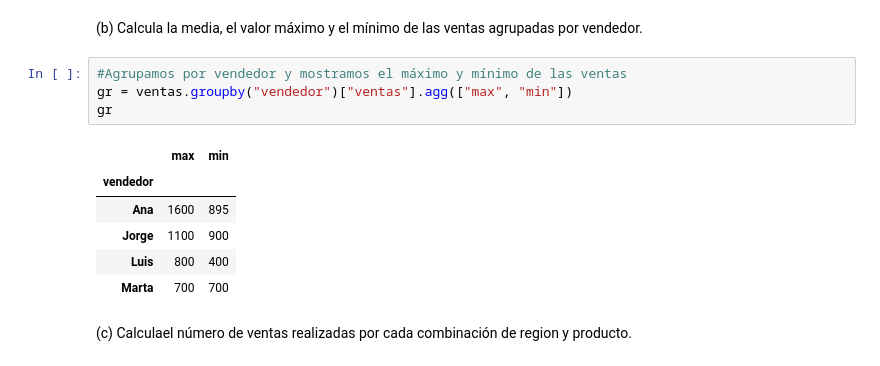
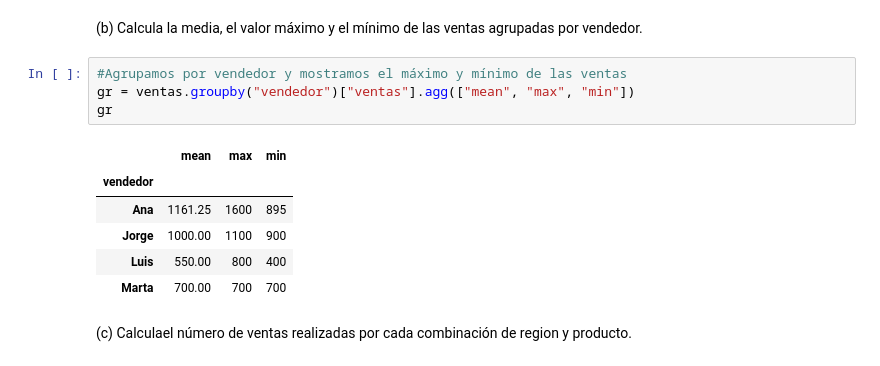
Before and after one commit to enricllorcamendoza-2002/ttad1, a Jupyter notebook: Entrega_2.ipynb, the cells around one changed output. Saved outputs shown, nothing was run; the diff lists cells and outputs as text.

```diff
--- a/Entrega_2.ipynb
+++ b/Entrega_2.ipynb
@@ -477,15 +476,15 @@ Name: ventas, dtype: int64
  (b) Calcula la media, el valor máximo y el mínimo de las ventas agrupadas por vendedor.
 # %%
 #Agrupamos por vendedor y mostramos el máximo y mínimo de las ventas
-gr = ventas.groupby("vendedor")["ventas"].agg(["max", "min"])
+gr = ventas.groupby("vendedor")["ventas"].agg(["mean", "max", "min"])
 gr
 # %% [output]
-|  | max | min |
-| vendedor |  |  |
-| Ana | 1600 | 895 |
-| Jorge | 1100 | 900 |
-| Luis | 800 | 400 |
-| Marta | 700 | 700 |
+|  | mean | max | min |
+| vendedor |  |  |  |
+| Ana | 1161.25 | 1600 | 895 |
+| Jorge | 1000.00 | 1100 | 900 |
+| Luis | 550.00 | 800 | 400 |
+| Marta | 700.00 | 700 | 700 |
 # %% [markdown]
  (c) Calculael número de ventas realizadas por cada combinación de region y producto.
 # %%
```
Also changed, not shown: parts of 3 cells of this notebook.
